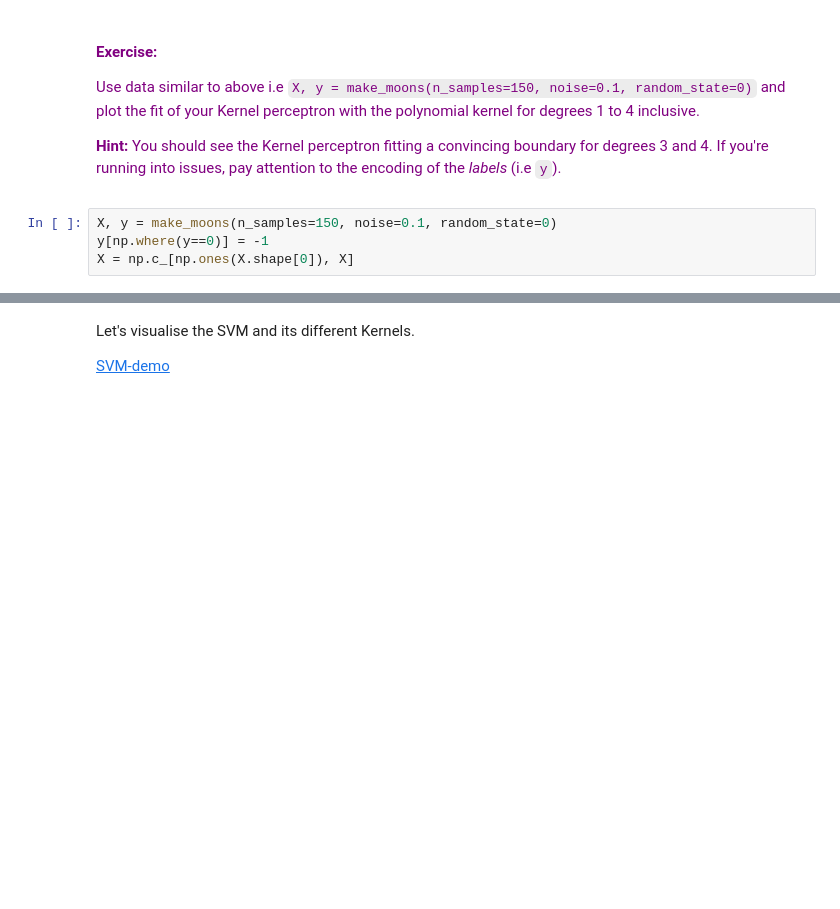
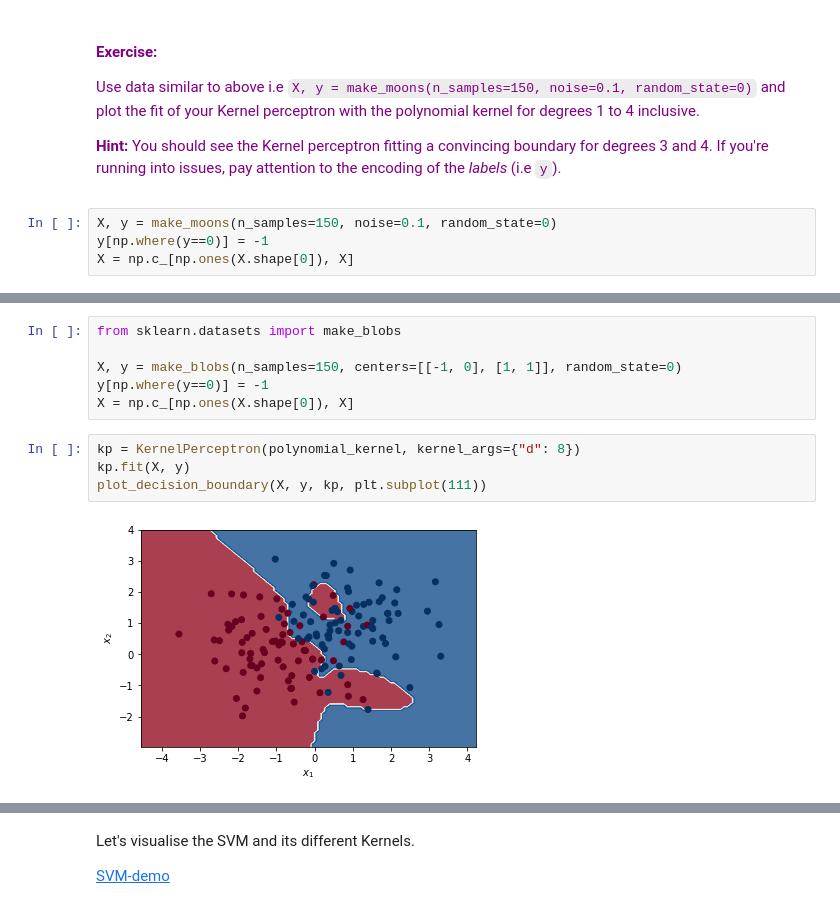
Before and after one commit to nerrma/tutoring, a Jupyter notebook: notebooks/KernelMethods-Lab.ipynb, the cells around one changed output, grey strips where cells are left out. Saved outputs shown, nothing was run; the diff lists cells and outputs as text; blank space fills up the shorter version.

```diff
--- a/notebooks/KernelMethods-Lab.ipynb
+++ b/notebooks/KernelMethods-Lab.ipynb
@@ -256,0 +303,12 @@ for i, ax in enumerate(axs.flat):
+# %%
+from sklearn.datasets import make_blobs
+
+X, y = make_blobs(n_samples=150, centers=[[-1, 0], [1, 1]], random_state=0)
+y[np.where(y==0)] = -1
+X = np.c_[np.ones(X.shape[0]), X]
+# %%
+kp = KernelPerceptron(polynomial_kernel, kernel_args={"d": 8})
+kp.fit(X, y)
+plot_decision_boundary(X, y, kp, plt.subplot(111))
+# %% [output]
+[figure, added]
```
Also changed, not shown: parts of 13 cells of this notebook.
